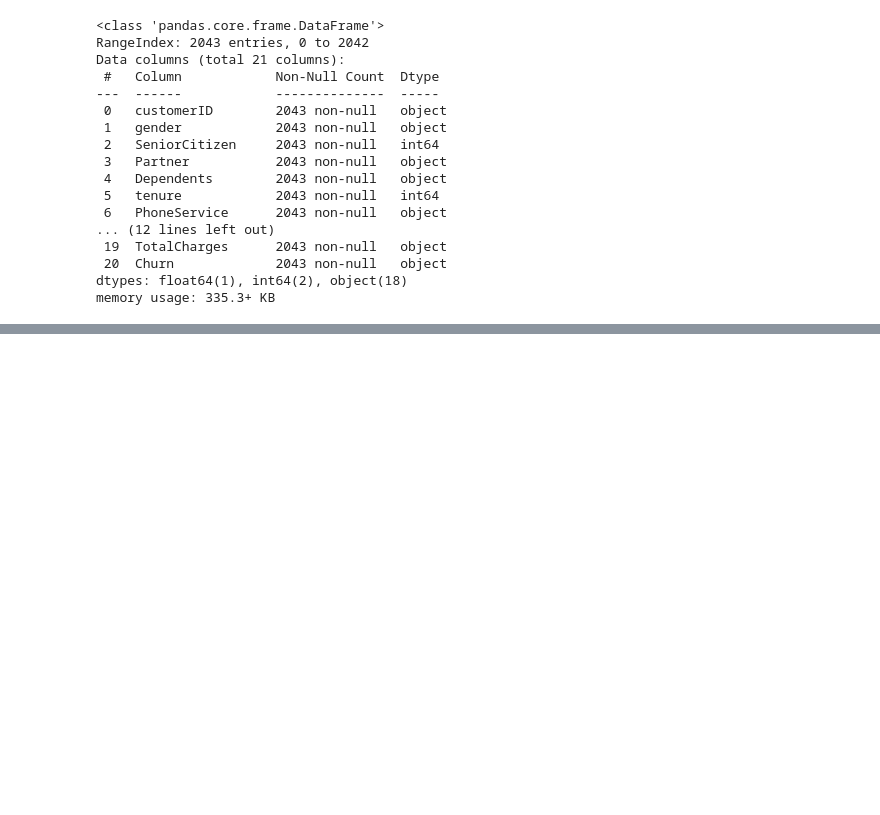
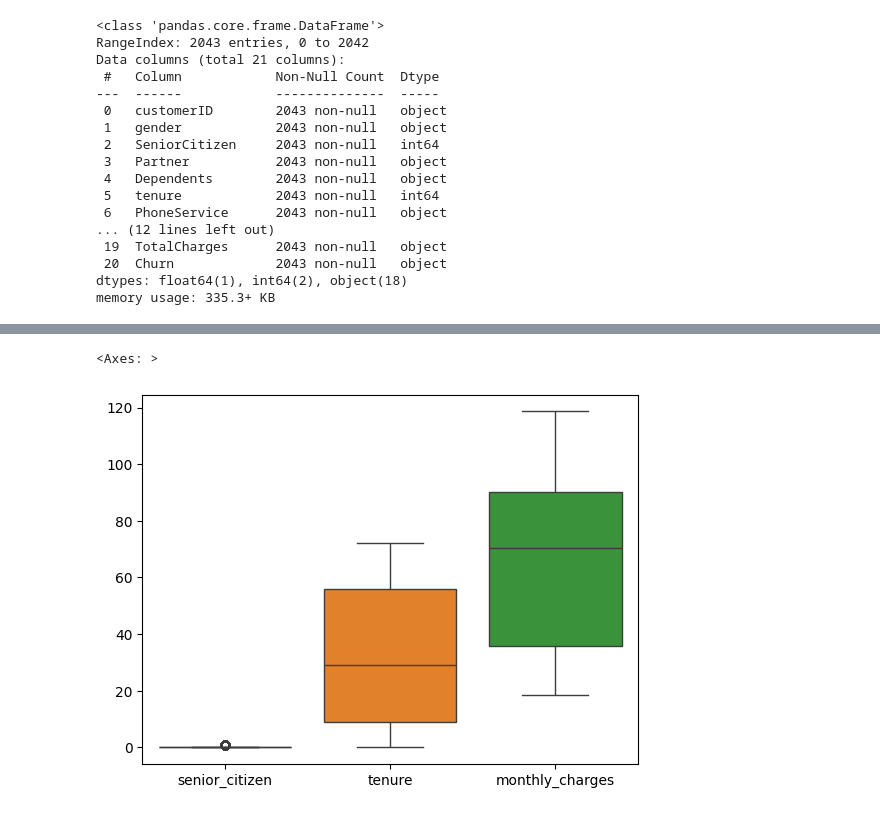
Before and after one commit to FloJoLaryea/Customer_Churn_Analysis, a Jupyter notebook: cstomer_churn_analysis.ipynb, the cells around one changed output, grey strips where cells are left out. Cells and saved outputs as stored; diff of their text form; code cells hidden in the pictures; blank space fills up the shorter version.

```diff
--- a/cstomer_churn_analysis.ipynb
+++ b/cstomer_churn_analysis.ipynb
@@ -361,0 +262,3 @@ df_1.head(1)
+# %%
+# Convert column to numeric with errors='coerce
+train_df['total_charges'] = pd.to_numeric(train_df['total_charges'], errors='coerce')
@@ -361,0 +309,5 @@ df_1.head(1)
+# %%
+sns.boxplot(train_df.drop(['total_charges'], axis=1))
+# %% [output]
+<Axes: >
+[figure, added]
```
Also changed, not shown: parts of 36 cells of this notebook.
